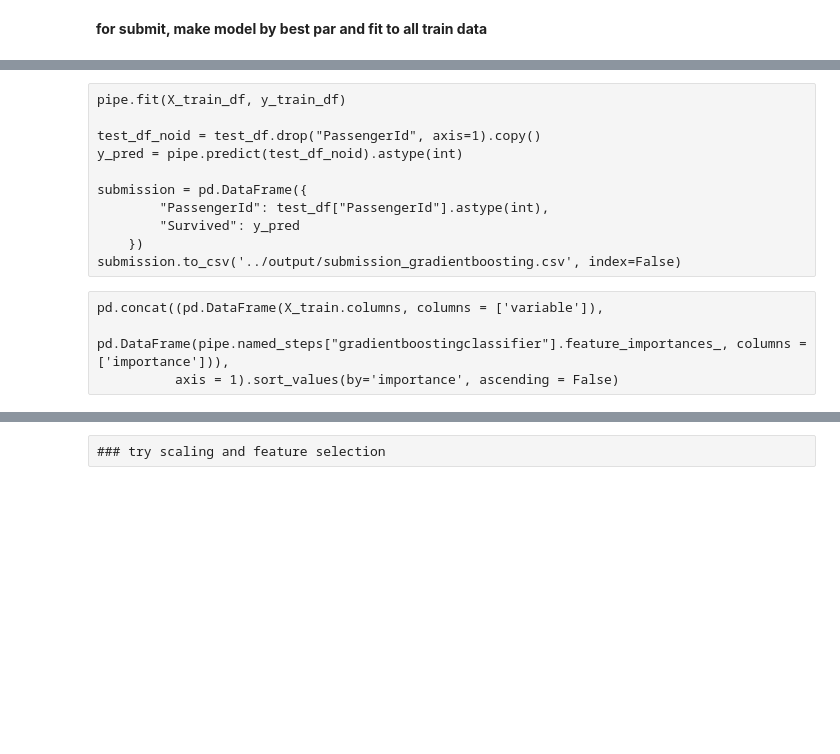
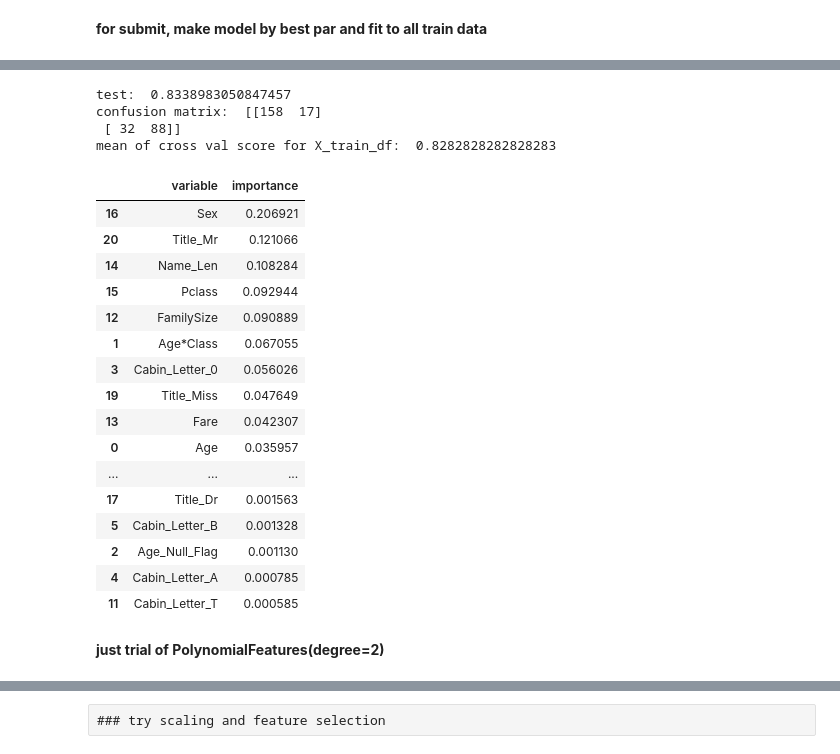
Before and after one commit to alancet/test, a Jupyter notebook: kaggle/titanic/src/myPredict.ipynb, the cells around one changed output, grey strips where cells are left out. Cells and saved outputs as stored; diff of their text form; code cells hidden in the pictures; blank space fills up the shorter version.

```diff
--- a/kaggle/titanic/src/myPredict.ipynb
+++ b/kaggle/titanic/src/myPredict.ipynb
@@ -1417,3 +1443,14 @@ submission.to_csv('../output/submission_randomforest.csv', index=False)
+# %%
+pipe.fit(X_train_df, y_train_df)
+
+test_df_noid = test_df.drop("PassengerId", axis=1).copy()
+y_pred = pipe.predict(test_df_noid).astype(int)
+
+submission = pd.DataFrame({
+        "PassengerId": test_df["PassengerId"].astype(int),
+        "Survived": y_pred
+    })
+submission.to_csv('../output/submission_randomforest.csv', index=False)
 # %% [raw]
 output of upper code
 # %% [markdown]
@@ -2038,15 +1744,53 @@ print("mean of cross val score for X_train_df: ", scores.mean())
-# %% [raw]
-pipe.fit(X_train_df, y_train_df)
-
-test_df_noid = test_df.drop("PassengerId", axis=1).copy()
-y_pred = pipe.predict(test_df_noid).astype(int)
-
-submission = pd.DataFrame({
-        "PassengerId": test_df["PassengerId"].astype(int),
-        "Survived": y_pred
-    })
-submission.to_csv('../output/submission_gradientboosting.csv', index=False)
-# %% [raw]
-pd.concat((pd.DataFrame(X_train.columns, columns = ['variable']),
-           pd.DataFrame(pipe.named_steps["gradientboostingclassifier"].feature_importances_, columns = ['importance'])),
-          axis = 1).sort_values(by='importance', ascending = False)
+# %%
+pipe = make_pipeline(GradientBoostingClassifier(learning_rate=0.05,
+                                                max_depth=4,
+                                                max_features="sqrt",
+#                                                min_samples_leaf=2,
+                                                min_samples_split=5,
+                                                n_estimators=50))
+pipe.fit(X_train, y_train)
+print("test: ", pipe.score(X_test, y_test))
+print("confusion matrix: ", confusion_matrix(y_test, pipe.predict(X_test)))
+
+scores = cross_val_score(pipe, X_train_df, y_train_df, n_jobs=3)
+print("mean of cross val score for X_train_df: ", scores.mean())
+# %% [output]
+test:  0.8338983050847457
+confusion matrix:  [[158  17]
+ [ 32  88]]
+mean of cross val score for X_train_df:  0.8282828282828283
+# %%
+pipe.fit(X_train_df, y_train_df)
+
+test_df_noid = test_df.drop("PassengerId", axis=1).copy()
+y_pred = pipe.predict(test_df_noid).astype(int)
+
+submission = pd.DataFrame({
+        "PassengerId": test_df["PassengerId"].astype(int),
+        "Survived": y_pred
+    })
+submission.to_csv('../output/submission_gradientboosting.csv', index=False)
+# %%
+pd.concat((pd.DataFrame(X_train.columns, columns = ['variable']),
+           pd.DataFrame(pipe.named_steps["gradientboostingclassifier"].feature_importances_, columns = ['importance'])),
+          axis = 1).sort_values(by='importance', ascending = False)
+# %% [output]
+|  | variable | importance |
+| 16 | Sex | 0.206921 |
+| 20 | Title_Mr | 0.121066 |
+| 14 | Name_Len | 0.108284 |
+| 15 | Pclass | 0.092944 |
+| 12 | FamilySize | 0.090889 |
+| 1 | Age*Class | 0.067055 |
+| 3 | Cabin_Letter_0 | 0.056026 |
+| 19 | Title_Miss | 0.047649 |
+| 13 | Fare | 0.042307 |
+| 0 | Age | 0.035957 |
+| ... | ... | ... |
+| 17 | Title_Dr | 0.001563 |
+| 5 | Cabin_Letter_B | 0.001328 |
+| 2 | Age_Null_Flag | 0.001130 |
+| 4 | Cabin_Letter_A | 0.000785 |
+| 11 | Cabin_Letter_T | 0.000585 |
+# %% [markdown]
+**just trial of PolynomialFeatures(degree=2)**
```
Also changed, not shown: parts of 25 cells of this notebook, 3 other files.
